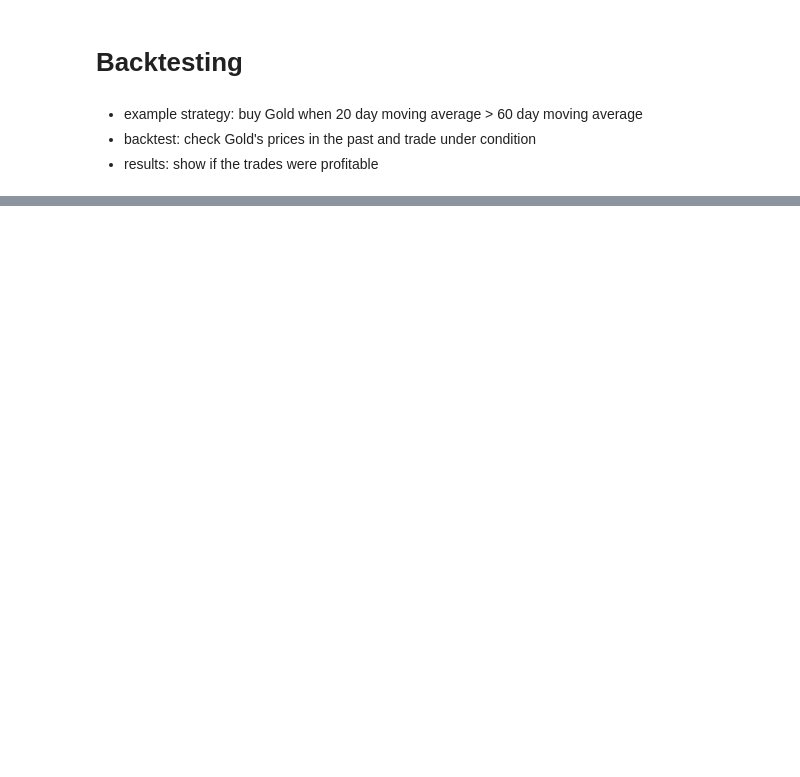
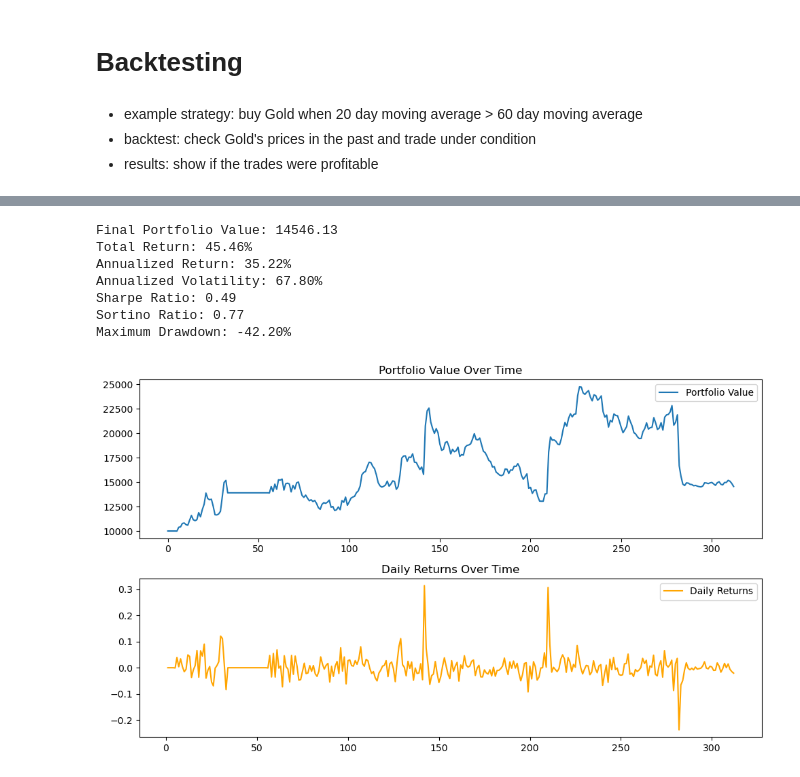
Before and after one commit to GeronimoBWalker/commodity, a Jupyter notebook: Backtest/backtest.ipynb, the cells around one changed output, grey strips where cells are left out. Cells and saved outputs as stored; diff of their text form; code cells hidden in the pictures; blank space fills up the shorter version.

```diff
--- a/Backtest/backtest.ipynb
+++ b/Backtest/backtest.ipynb
@@ -149,0 +120,38 @@ plt.show()
+# %%
+data = data.rename(columns={"NFLX":'close_NFLX','ROKU':'close'})
+
+### if one stock has move 5% of more than the other one over the fours of the last 5 days
+### sell the top one and buy the bottom one until it reverses
+strategy = Strategy(
+    indicators={
+        "day_5_lookback_NFLX": lambda df: df["close_NFLX"].shift(5),
+        "day_5_lookback_ROKU": lambda df: df["close"].shift(5),
+    },
+    signal_logic=lambda row: (
+        1
+        if (row["close_NFLX"] / row["day_5_lookback_NFLX"] > 1.05 and
+            row["close"] / row["day_5_lookback_NFLX"] < 0.95)
+        else -1 if (row["close"] / row["day_5_lookback_ROKU"] > 1.05 and
+                    row["close_NFLX"] / row["day_5_lookback_NFLX"] < 0.95)
+        else 0
+
+    ),
+)
+
+# 1 if Netflix price is greater than 1.05% of the Netflix price 5 days in the future
+# else -1 if Netflix price is lass than Netflix price in the future
+# else 0
+data = strategy.generate_signals(data)
+
+backtester = Backtester()
+backtester.backtest(data)
+backtester.calculate_performance()
+# %% [output]
+Final Portfolio Value: 14546.13
+Total Return: 45.46%
+Annualized Return: 35.22%
+Annualized Volatility: 67.80%
+Sharpe Ratio: 0.49
+Sortino Ratio: 0.77
+Maximum Drawdown: -42.20%
+[figure, added]
```
Also changed, not shown: parts of 9 cells of this notebook, 1 other file.
